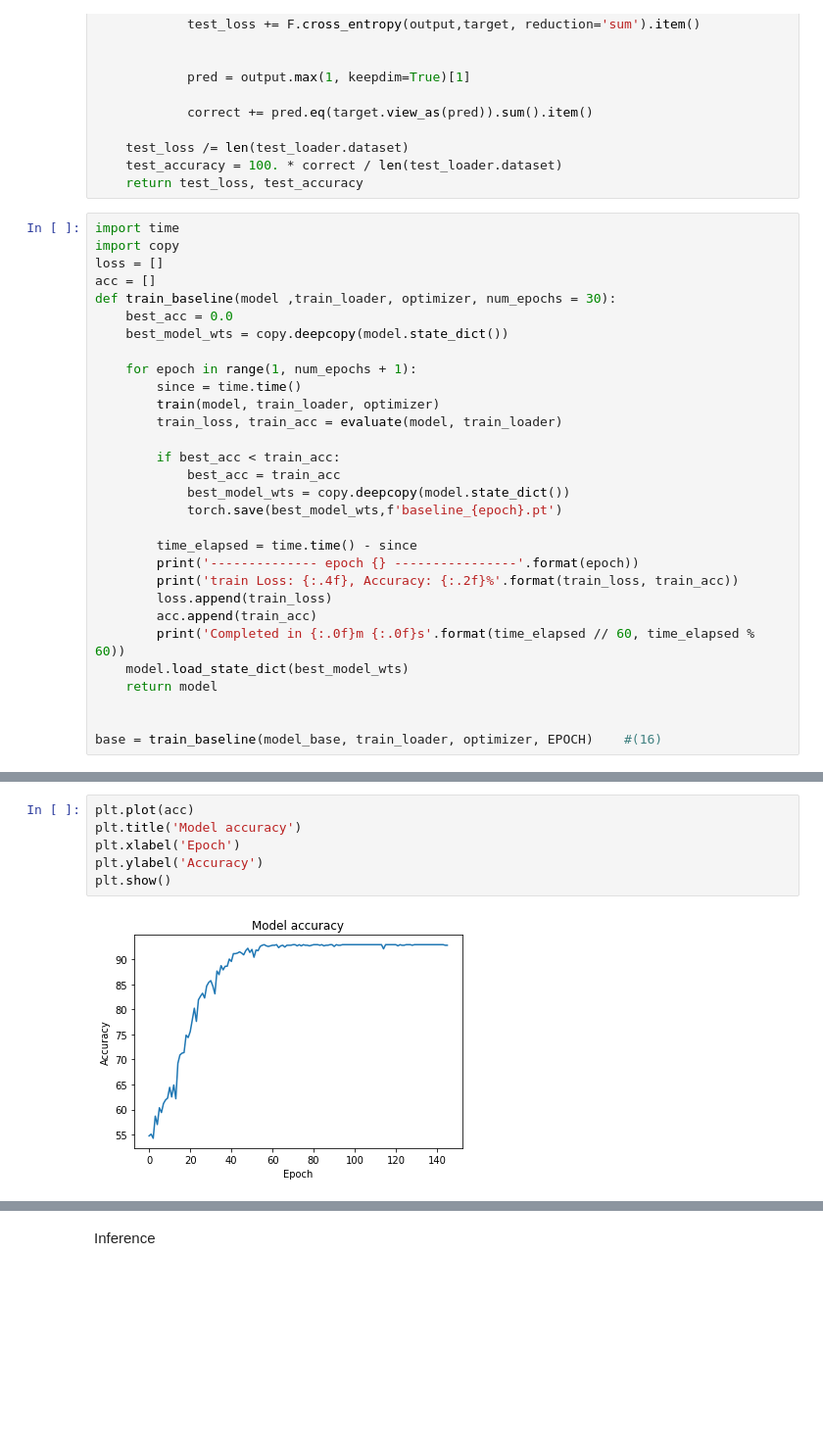
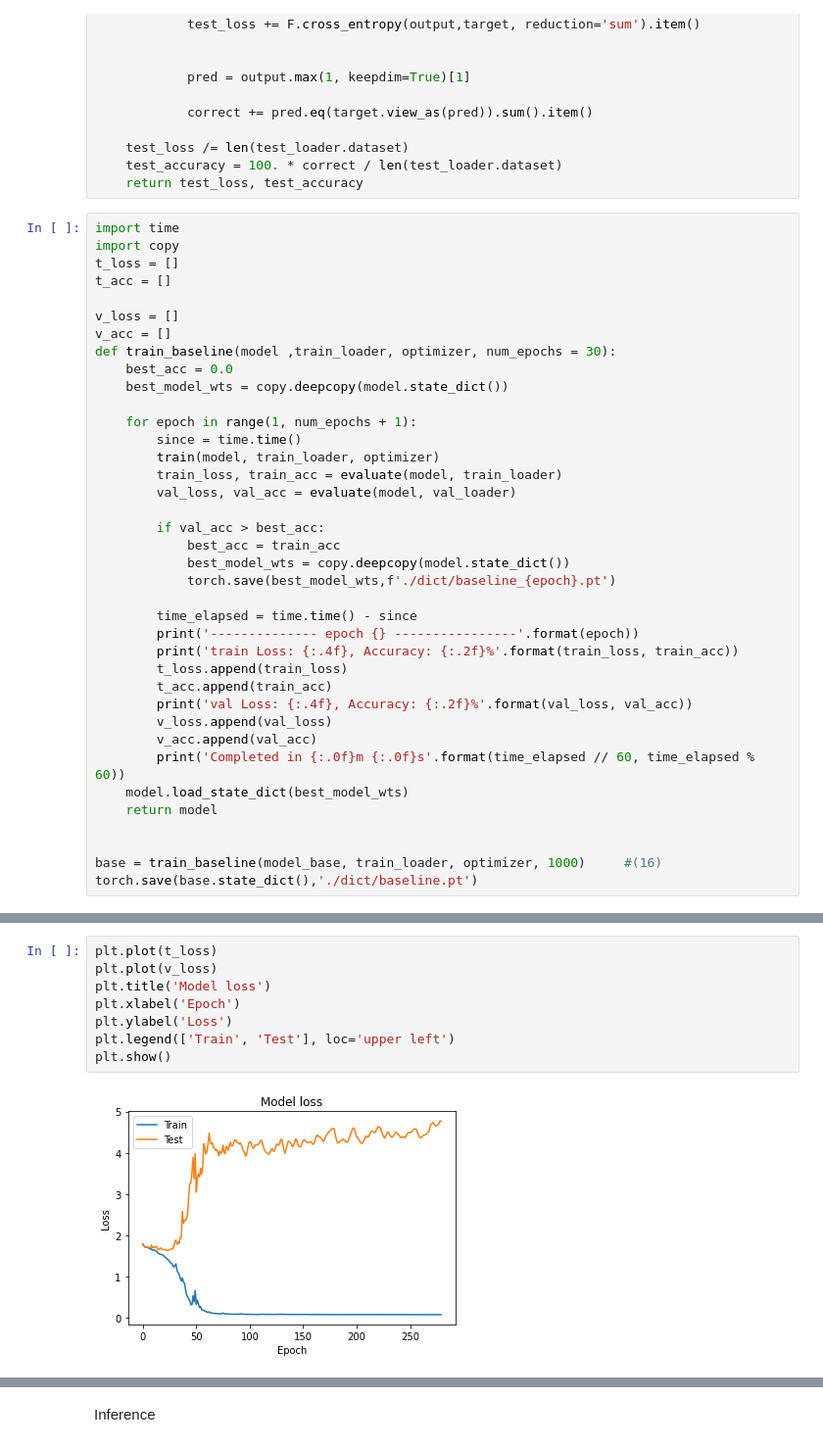
Before and after one commit to RoomSketcher/AI, a Jupyter notebook: junyoung/model.ipynb, the cells around one changed output, grey strips where cells are left out. Shown: that part at 98% size. Saved outputs shown, nothing was run; the diff lists cells and outputs as text; blank space fills up the shorter version.

Commit message:
update larger model

```diff
--- a/junyoung/model.ipynb
+++ b/junyoung/model.ipynb
@@ -136,8 +202,11 @@ def evaluate(model, test_loader):
 # %%
 import time
 import copy
-loss = []
-acc = []
+t_loss = []
+t_acc = []
+
+v_loss = []
+v_acc = []
 def train_baseline(model ,train_loader, optimizer, num_epochs = 30):
     best_acc = 0.0
     best_model_wts = copy.deepcopy(model.state_dict())
@@ -146,21 +215,26 @@ def train_baseline(model ,train_loader, optimizer, num_epochs = 30):
         since = time.time()
         train(model, train_loader, optimizer)
         train_loss, train_acc = evaluate(model, train_loader)
+        val_loss, val_acc = evaluate(model, val_loader)
 
-        if best_acc < train_acc:
+        if val_acc > best_acc:
             best_acc = train_acc
             best_model_wts = copy.deepcopy(model.state_dict())
-            torch.save(best_model_wts,f'baseline_{epoch}.pt')
+            torch.save(best_model_wts,f'./dict/baseline_{epoch}.pt')
 
         time_elapsed = time.time() - since
         print('-------------- epoch {} ----------------'.format(epoch))
         print('train Loss: {:.4f}, Accuracy: {:.2f}%'.format(train_loss, train_acc))
-        loss.append(train_loss)
-        acc.append(train_acc)
+        t_loss.append(train_loss)
+        t_acc.append(train_acc)
+        print('val Loss: {:.4f}, Accuracy: {:.2f}%'.format(val_loss, val_acc))
+        v_loss.append(val_loss)
+        v_acc.append(val_acc)
         print('Completed in {:.0f}m {:.0f}s'.format(time_elapsed // 60, time_elapsed % 60))
     model.load_state_dict(best_model_wts)
     return model
 
 
-base = train_baseline(model_base, train_loader, optimizer, EPOCH)  	 #(16)
+base = train_baseline(model_base, train_loader, optimizer, 1000)  	 #(16)
+torch.save(base.state_dict(),'./dict/baseline.pt')
 # %% [output]
@@ -168,8 +271,10 @@ KeyboardInterrupt:
 # %%
-plt.plot(acc)
-plt.title('Model accuracy')
+plt.plot(t_loss)
+plt.plot(v_loss)
+plt.title('Model loss')
 plt.xlabel('Epoch')
-plt.ylabel('Accuracy')
+plt.ylabel('Loss')
+plt.legend(['Train', 'Test'], loc='upper left')
 plt.show()
 # %% [output]
-[figure, old version]
+[figure, new version]
```
Also changed, not shown: parts of 13 cells of this notebook.
